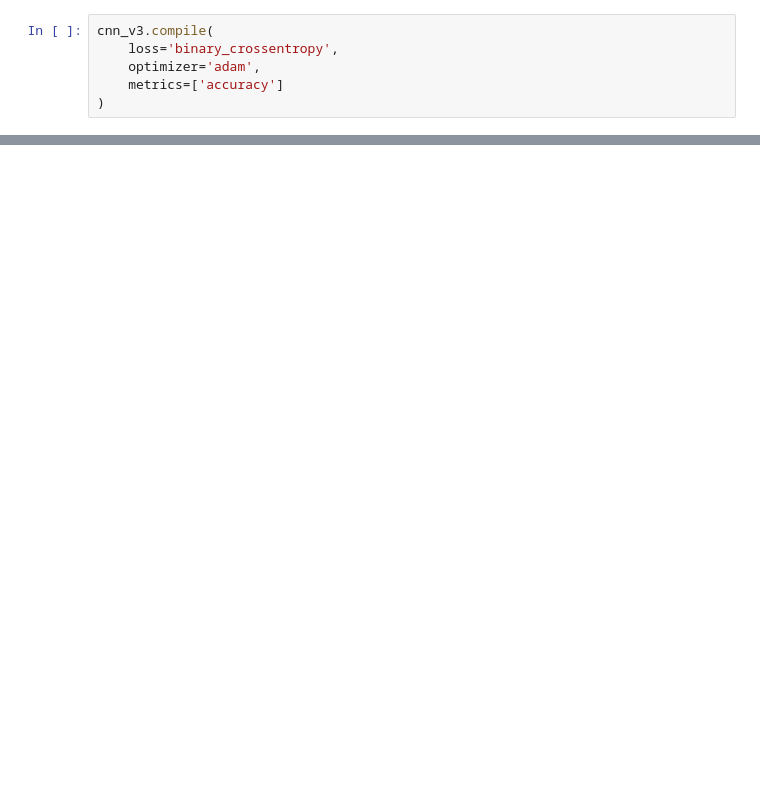
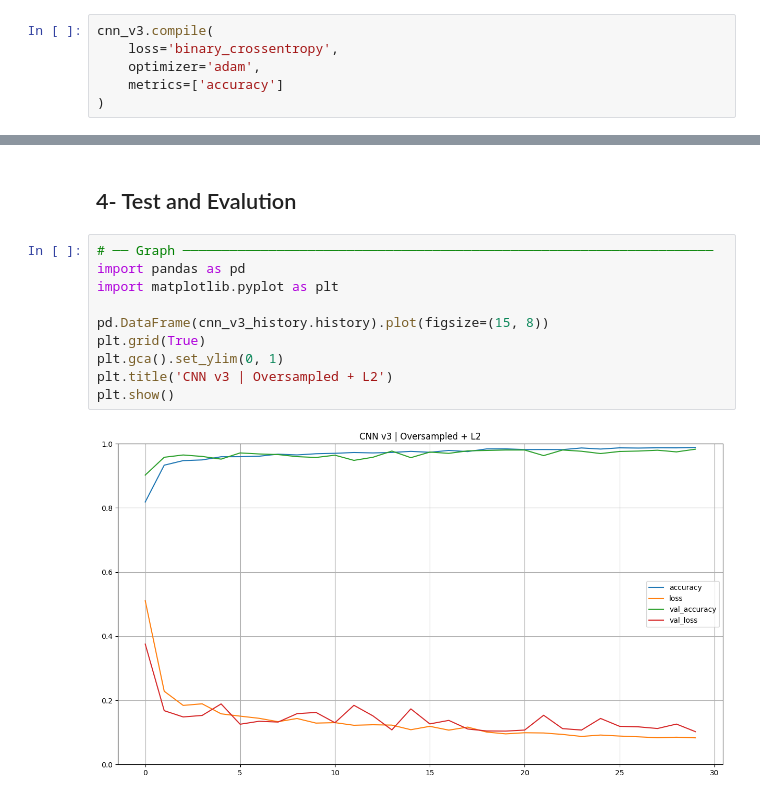
Before and after one commit to yusuf-codes10/deep-learining-project, a Jupyter notebook: cnn_model.ipynb, the cells around one changed output, grey strips where cells are left out. Cells and saved outputs as stored; diff of their text form; blank space fills up the shorter version.

```diff
--- a/cnn_model.ipynb
+++ b/cnn_model.ipynb
@@ -209,0 +218,14 @@ WARNING:absl:Compiled the loaded model, but the compiled metrics have yet to be
+# %% [markdown]
+## 4- Test and Evalution
+# %%
+# ── Graph ────────────────────────────────────────────────────────────────────
+import pandas as pd
+import matplotlib.pyplot as plt
+
+pd.DataFrame(cnn_v3_history.history).plot(figsize=(15, 8))
+plt.grid(True)
+plt.gca().set_ylim(0, 1)
+plt.title('CNN v3 | Oversampled + L2')
+plt.show()
+# %% [output]
+[figure, added]
```
Also changed, not shown: parts of 20 cells of this notebook.
